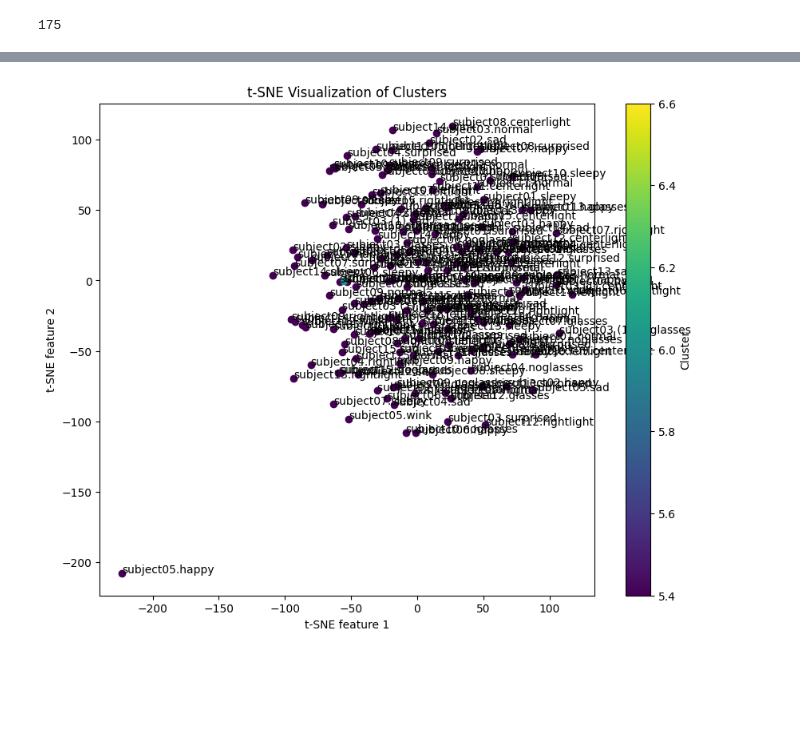
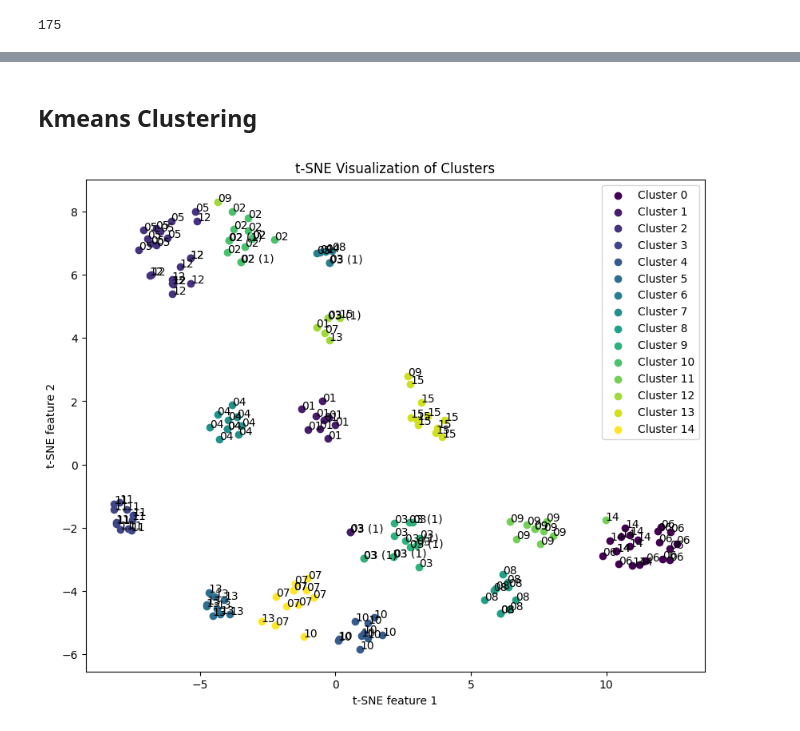
Before and after one commit to MAMMAD1381/FacialClustering, a Jupyter notebook: main.ipynb, the cells around one changed output, grey strips where cells are left out. Saved outputs shown, nothing was run; the diff lists cells and outputs as text; code cells hidden in the pictures; blank space fills up the shorter version.

```diff
--- a/main.ipynb
+++ b/main.ipynb
@@ -62,17 +113,13 @@ np.save(f'{current_path}/labels.npy', labels)
 # %%
-# Load saved feature vectors and labels (if not already loaded)
-# feature_vectors = np.load('feature_vectors.npy')
-# labels = np.load('labels.npy')
-
 # Dimension Reduction
-pca = PCA(n_components=50)  # You can choose the number of components based on your dataset
+pca = PCA(n_components=175)  # You can choose the number of components based on your dataset
 reduced_features = pca.fit_transform(feature_vectors)
 
 # Plotting
 plt.figure(figsize=(10, 8))
 plt.scatter(reduced_features[:, 0], reduced_features[:, 1], c='blue', alpha=0.5)
 for i in range(len(labels)):
-    plt.text(reduced_features[i, 0], reduced_features[i, 1], labels[i])
+    plt.text(reduced_features[i, 0], reduced_features[i, 1], labels[i].split('.')[0].split('subject')[1])
 plt.title('PCA Visualization')
 plt.xlabel('Principal Component 1')
 plt.ylabel('Principal Component 2')
@@ -81,0 +131,17 @@ plt.show()
+# %%
+# Dimension Reduction using t-SNE
+# Convert feature_vectors to a NumPy array
+feature_vectors_array = np.array(feature_vectors)
+
+# Dimension Reduction using t-SNE
+tsne = TSNE(n_components=2)
+reduced_features = tsne.fit_transform(feature_vectors_array)
+# Plotting
+plt.figure(figsize=(10, 8))
+plt.scatter(reduced_features[:, 0], reduced_features[:, 1], c='blue', alpha=0.5)
+for i in range(len(labels)):
+    plt.text(reduced_features[i, 0], reduced_features[i, 1], labels[i].split('.')[0].split('subject')[1])
+plt.title('PCA Visualization')
+plt.xlabel('Principal Component 1')
+plt.ylabel('Principal Component 2')
+plt.show()
@@ -82,21 +150,34 @@ plt.show()
+# %% [markdown]
+## Kmeans Clustering  ##
 # %%
 # Clustering
 kmeans = KMeans(n_clusters=15)  # You can choose the number of clusters based on your dataset
 clusters = kmeans.fit_predict(reduced_features)
 
 # Visualization
-tsne = TSNE(n_components=3)
+tsne = TSNE(n_components=2)
 embedded_features = tsne.fit_transform(reduced_features)
+
+# Get unique cluster labels
+unique_clusters = np.unique(clusters)
+
+# Define colors for each cluster
+cluster_colors = plt.cm.viridis(np.linspace(0, 1, len(unique_clusters)))
 
 # Plotting
 plt.figure(figsize=(10, 8))
+for i, cluster_label in enumerate(unique_clusters):
+    cluster_indices = np.where(clusters == cluster_label)[0]
+    plt.scatter(embedded_features[cluster_indices, 0], embedded_features[cluster_indices, 1], c=[cluster_colors[i]], label=f'Cluster {cluster_label}')
+
+# Add labels
 for i in range(len(embedded_features)):
-    plt.scatter(embedded_features[i, 0], embedded_features[i, 1], c=clusters[i], cmap='viridis')
-    plt.text(embedded_features[i, 0], embedded_features[i, 1], labels[i])
+    plt.text(embedded_features[i, 0], embedded_features[i, 1], labels[i].split('.')[0].split('subject')[1])
+
 plt.title('t-SNE Visualization of Clusters')
 plt.xlabel('t-SNE feature 1')
 plt.ylabel('t-SNE feature 2')
-plt.colorbar(label='Cluster')
+plt.legend()
 plt.show()
 # %% [output]
-[figure, old version]
+[figure, new version]
```
Also changed, not shown: parts of 12 cells of this notebook, 3 other files.
